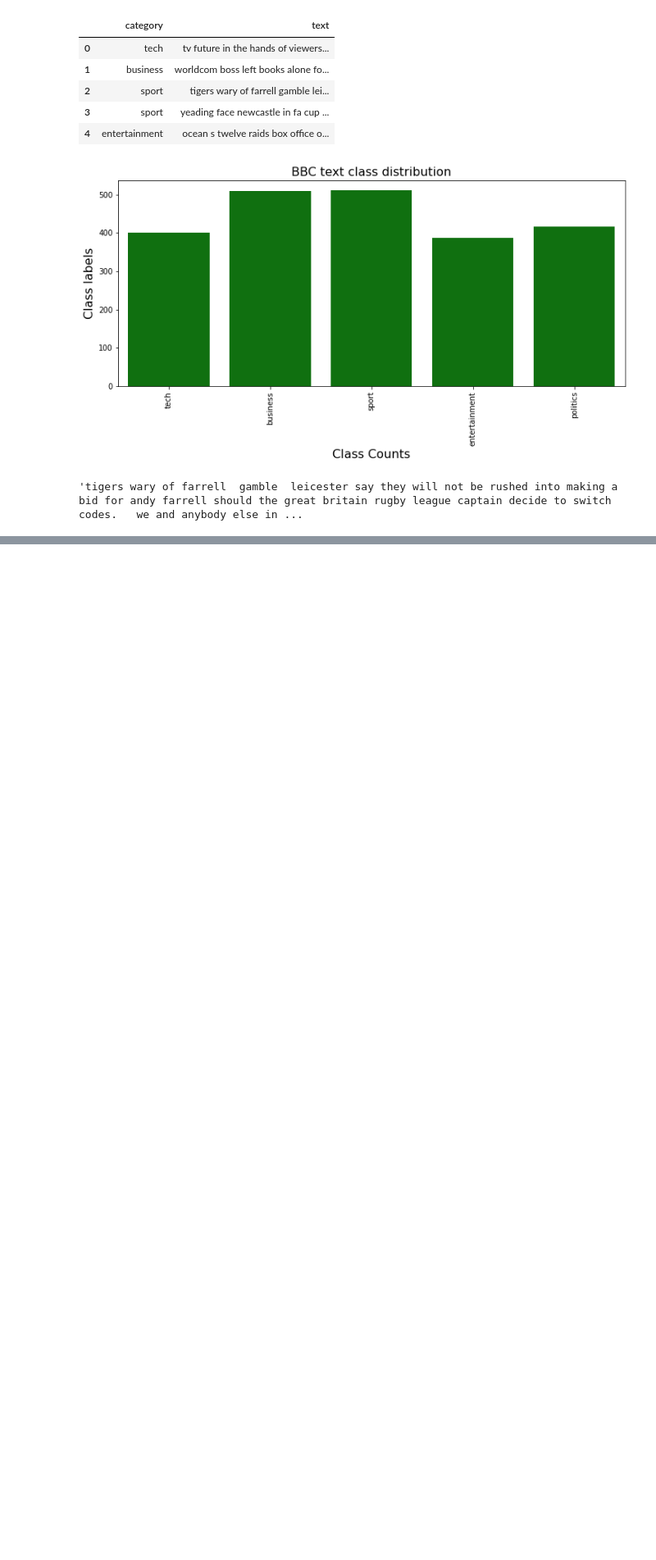
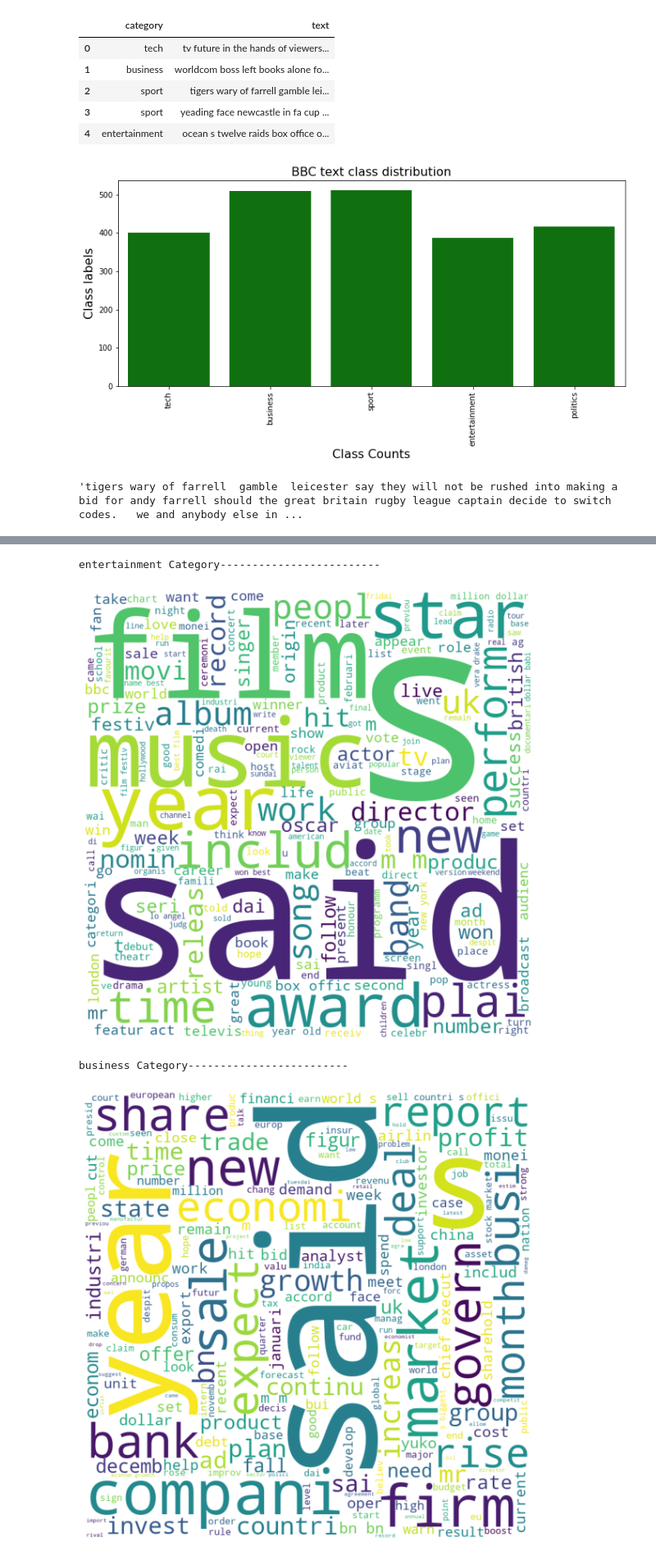
Before and after one commit to SiddheshCodeMaster/BBC-News-Classifier-NLP, a Jupyter notebook: bbc_news_classifier.ipynb, the cells around one changed output, grey strips where cells are left out. Shown at 82% size. Cells and saved outputs as stored; diff of their text form; code cells hidden in the pictures; blank space fills up the shorter version.

```diff
--- a/bbc_news_classifier.ipynb
+++ b/bbc_news_classifier.ipynb
@@ -54,0 +76,16 @@ bbc_text_df.iloc[2,1]
+# %%
+def plot_word_cloud_for_category(bbc_text_df, category):
+    text_df = bbc_text_df.loc[bbc_text_df['category'] == str(category)]
+    texts = ''
+    for index, item in text_df.iterrows():
+        texts = texts + ' ' + clean_text(item['text'])
+    print(category, "Category-------------------------")
+    plot_word_cloud(texts)
+# %%
+for cat in list(set(list(bbc_text_df['category']))):
+    plot_word_cloud_for_category(bbc_text_df,cat)
+# %% [output]
+entertainment Category-------------------------
+[figure, added]
+business Category-------------------------
+[figure, added]
```
Also changed, not shown: parts of 16 cells of this notebook.
